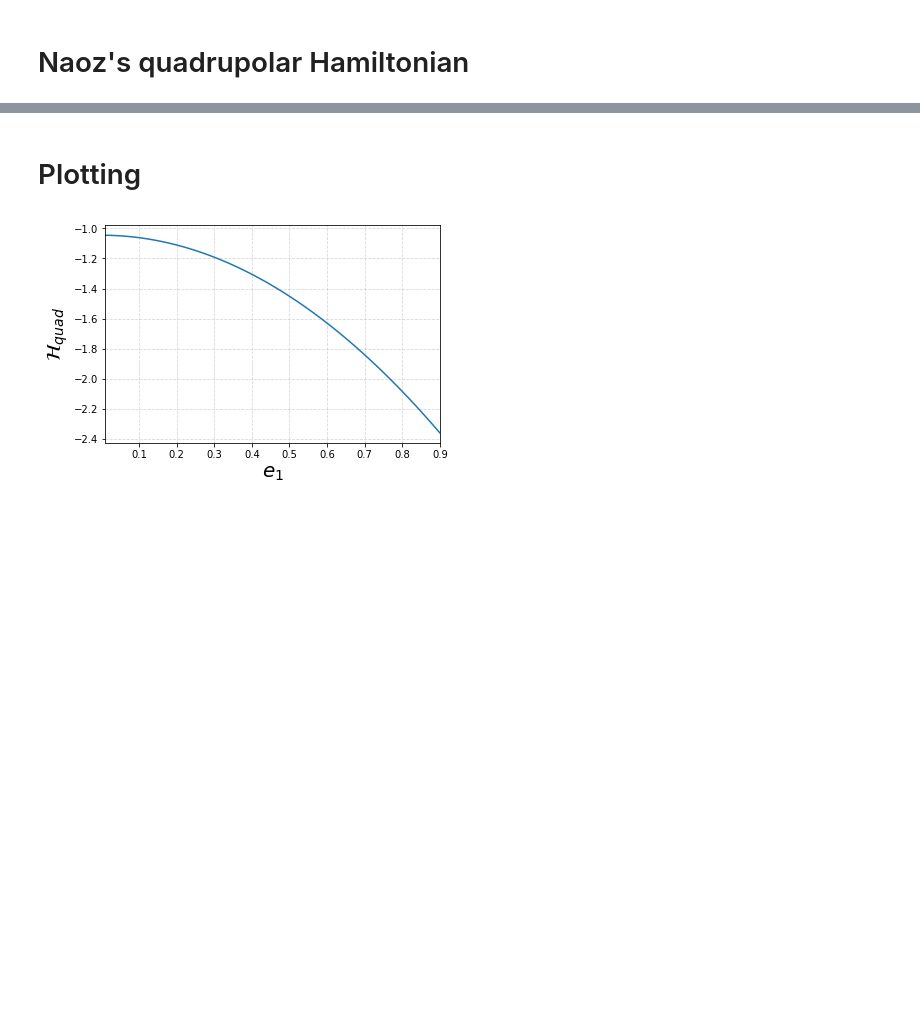
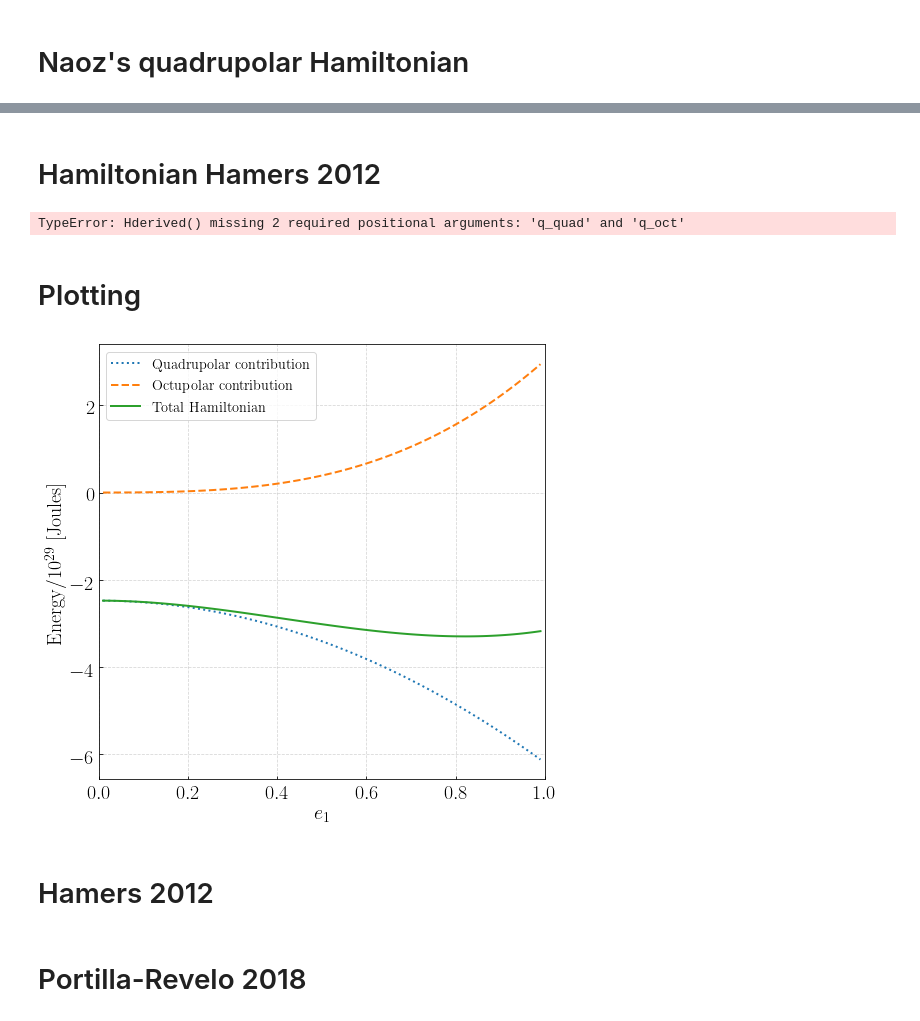
Before and after one commit to bayronportilla/Repo_Master, a Jupyter notebook: HamiltonCompara.ipynb, the cells around one changed output, grey strips where cells are left out. Drawn from its saved outputs; the diff is of its cells as text; code cells hidden in the pictures; blank space fills up the shorter version.

Commit message:
fancy plots

```diff
--- a/HamiltonCompara.ipynb
+++ b/HamiltonCompara.ipynb
@@ -25,3 +37,21 @@ w2=0*InRad
+# %%
+A1=np.cos(I1)*np.cos(I2)*np.cos(DW)+np.sin(I1)*np.sin(I2)
+A2=np.sin(DW)*np.cos(I1)
+A3=np.cos(I2)*np.sin(DW)
+A4=np.cos(DW)
+
+D1=A1*np.sin(w2)-A2*np.cos(w2)
+D2=A3*np.sin(w2)+A4*np.cos(w2)
+D3=A3*np.cos(w2)-A4*np.sin(w2)
+D4=A1*np.cos(w2)+A2*np.sin(w2)
+
+k1=D1*np.cos(w1)-D2*np.sin(w1)
+k2=D1*np.sin(w1)+D2*np.cos(w1)
+k3=D3*np.cos(w1)+D4*np.sin(w1)
+k4=D4*np.cos(w1)-D3*np.sin(w1)
+
+C3=k1*np.sin(f1)+k2*np.cos(f1)
+C4=k3*np.cos(f1)+k4*np.sin(f1)
 # %% [markdown]
 # Naoz's quadrupolar Hamiltonian
 # %%
@@ -82,0 +178,2 @@ def HN(bulk,orbi,e1):
+# %% [markdown]
+# Hamiltonian Hamers 2012
@@ -83,15 +221,45 @@ def HN(bulk,orbi,e1):
+# %%
+print("H derivado = %.16e"%Hderived(bulk,orbi,0.1))
+print("H Naoz = %.16e"%HN(bulk,orbi,0.1))
+print("H hamers = %.16e"%HH(bulk,orbi,0.1))
+print(HH(bulk,orbi,0.1)/Hderived(bulk,orbi,0.1))
+# %% [output]
+TypeError: Hderived() missing 2 required positional arguments: 'q_quad' and 'q_oct'
 # %% [markdown]
 # Plotting
-# %%
-e1=np.linspace(0.01,0.9,100)
-
-fig=plt.figure()
-ax=plt.axes()
-ax.plot(e1,HN(bulk,orbi,e1)/1e36)
-ax.set_xlabel(r'$e_1$',fontsize=20)
-ax.set_ylabel(r'$\mathcal{H}_{quad}$',fontsize=20)
-ax.set_xlim(min(e1),max(e1))
-ax.grid(alpha=0.5,linestyle='dashed')
-plt.show()
-# %% [output]
-[figure, removed]
+# %%
+
+e1=np.linspace(0.01,0.99,100)
+
+
+# Fancy font. If warning are deployed, uncomment the following two lines
+# import warnings
+# warnings.filterwarnings("show")
+plt.rc('font', **{'family': 'family', 'family': ['serif']})
+plt.rc('text', usetex=True) #uses Latex instead of Tex to compile axes labels
+
+
+fig=plt.figure(figsize=(8,8))
+ax=plt.axes()
+#ax.plot(e1,HN(bulk,orbi,e1)/1e36,label='Hamiltoniano Naoz')
+ax.plot(e1,Hderived(bulk,orbi,e1,1,0)/1e29,':',label='Quadrupolar contribution',linewidth=2.0)
+ax.plot(e1,Hderived(bulk,orbi,e1,0,1)/1e29,'--',label='Octupolar contribution',linewidth=2.0)
+ax.plot(e1,Hderived(bulk,orbi,e1,1,1)/1e29,'-',label='Total Hamiltonian',linewidth=2.0)
+#ax.plot(e1,HH(bulk,orbi,e1,1,1),label='Hamiltoniano Hamers')
+ax.legend(fontsize='x-large')
+
+ax.set_xlabel("$e_1$",fontsize=20)
+ax.set_ylabel('$\mathrm{Energy}/10^{29}$ [Joules]',fontsize=20)
+
+ax.set_xlim(0.0,1.0)
+
+ax.grid(alpha=0.5,linestyle='dashed')
+
+ax.tick_params(direction='in',labelsize=20)
+
+fig.savefig("prueba_2.eps")
+plt.show()
+# %% [output]
+[figure, added]
+# %% [markdown]
+# Hamers 2012
@@ -97,0 +274,2 @@ plt.show()
+# %% [markdown]
+# Portilla-Revelo 2018
```
Also changed, not shown: parts of 7 cells of this notebook.
